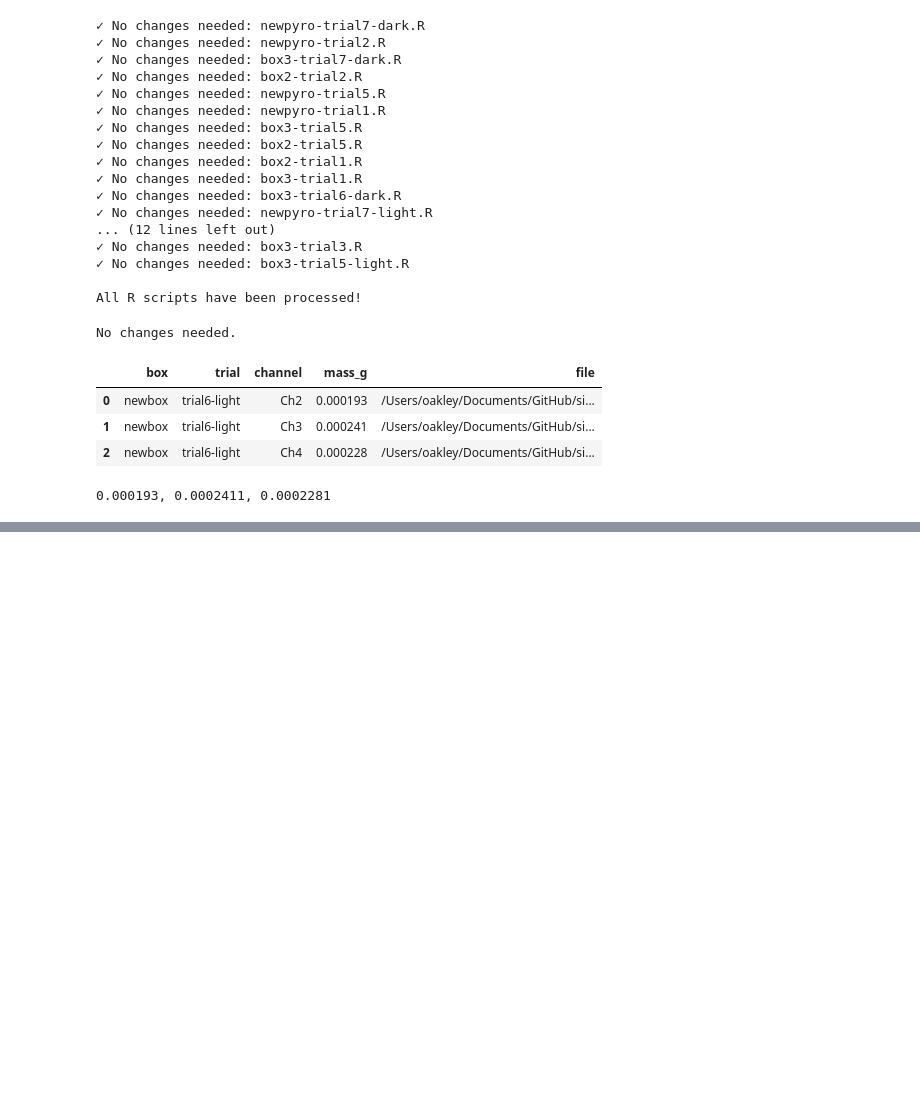
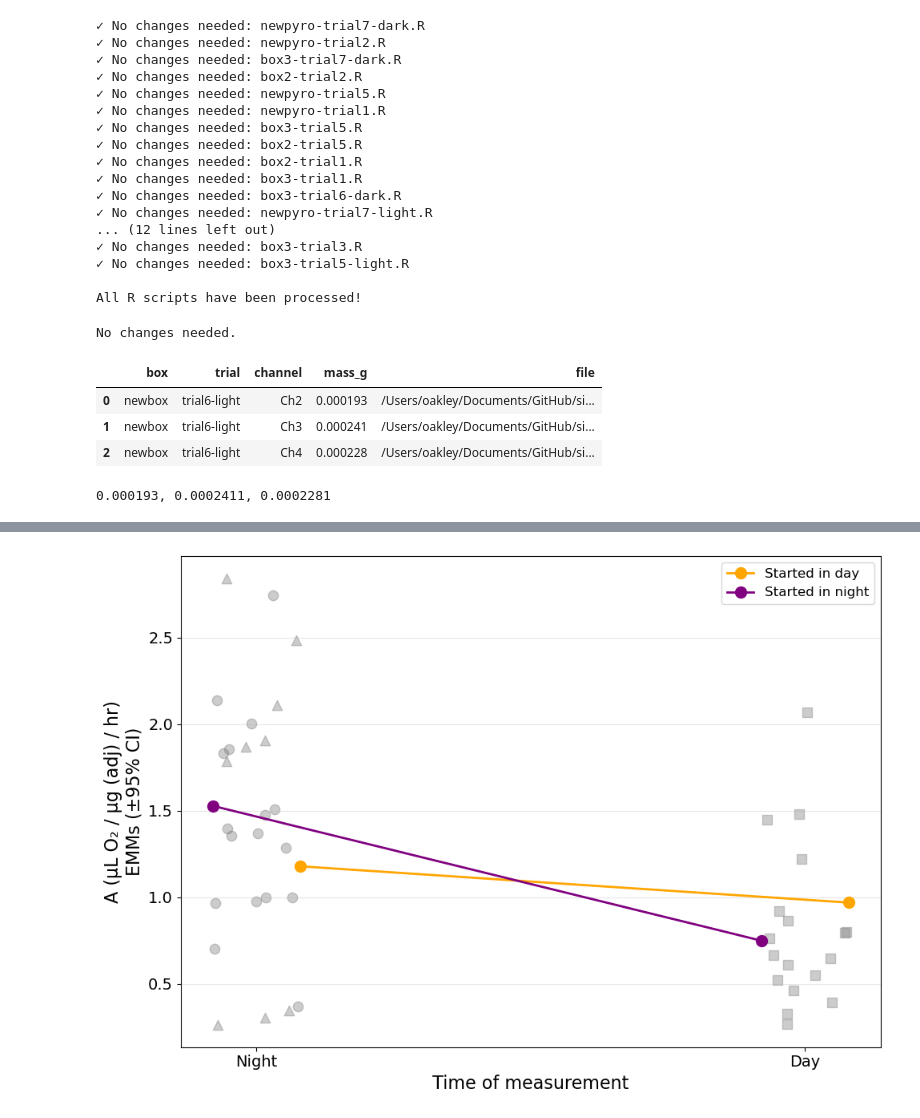
Before and after one commit to ucsb-oakley-lab/signal_respirometry, a Jupyter notebook: notebooks/A_batch_respirometry_final.ipynb, the cells around one changed output, grey strips where cells are left out. Saved outputs shown, nothing was run; the diff lists cells and outputs as text; code cells hidden in the pictures; blank space fills up the shorter version.

```diff
--- a/notebooks/A_batch_respirometry_final.ipynb
+++ b/notebooks/A_batch_respirometry_final.ipynb
@@ -1660,0 +2010,84 @@ print(", ".join(df["mass_g"].astype(str)))
+# %%
+# Plot EMMs with raw data
+# Replicates the final emmeans plot from R script
+
+import numpy as np
+import matplotlib.pyplot as plt
+
+if 'emm_results' in locals() and 'ind_data' in locals():
+    fig, ax = plt.subplots(figsize=(10, 7))
+
+    # Plot raw data points (jittered)
+    np.random.seed(42)
+    plot_ind_data = ind_data.dropna(subset=['A', 'night_measured', 'VesselxTime']).copy()
+
+    for _, row in plot_ind_data.iterrows():
+        x_pos = 0 if row['night_measured'] else 1
+        x_jitter = x_pos + np.random.uniform(-0.08, 0.08)
+
+        # Shape by vessel type
+        if row['VesselxTime'] == 'Individual Night':
+            marker = 'o'
+        elif row['VesselxTime'] == 'Individual Day':
+            marker = 's'
+        else:
+            marker = '^'
+
+        ax.scatter(x_jitter, row['A'], marker=marker, s=80, alpha=0.4, color='gray')
+
+    # Convert categorical columns to bool/object for easier comparison
+    emm_plot = emm_results.copy()
+    emm_plot['night_measured'] = emm_plot['night_measured'].astype(bool)
+    emm_plot['day_first'] = emm_plot['day_first'].astype(bool)
+
+    # Plot EMMs with error bars
+    if 'lower_CL' in emm_plot.columns:
+        for day_first_val in [True, False]:
+            subset = emm_plot[emm_plot['day_first'] == day_first_val]
+            color = 'orange' if day_first_val else 'purple'
+            label = 'Started in day' if day_first_val else 'Started in night'
+
+            x_positions = [0 if night else 1 for night in subset['night_measured'].values]
+            # Dodge positions
+            offset = 0.08 if day_first_val else -0.08
+            x_positions = [x + offset for x in x_positions]
+
+            # Plot means
+            ax.plot(x_positions, subset['emmean'].values, 'o-', color=color,
+                   markersize=10, linewidth=2, label=label, zorder=3)
+
+            # Plot error bars
+            ax.errorbar(x_positions, subset['emmean'].values,
+                       yerr=[subset['emmean'].values - subset['lower_CL'].values,
+                             subset['upper_CL'].values - subset['emmean'].values],
+                       fmt='none', color=color, capsize=5, capthick=2,
+                       linewidth=2, alpha=0.8, zorder=3)
+    else:
+        # Simplified version without CIs
+        for day_first_val in [True, False]:
+            subset = emm_plot[emm_plot['day_first'] == day_first_val]
+            color = 'orange' if day_first_val else 'purple'
+            label = 'Started in day' if day_first_val else 'Started in night'
+
+            x_positions = [0 if night else 1 for night in subset['night_measured'].values]
+            offset = 0.08 if day_first_val else -0.08
+            x_positions = [x + offset for x in x_positions]
+
+            ax.plot(x_positions, subset['emmean'].values, 'o-', color=color,
+                   markersize=10, linewidth=2, label=label, zorder=3)
+
+    ax.set_xticks([0, 1])
+    ax.set_xticklabels(['Night', 'Day'], fontsize=16)
+    ax.set_xlabel('Time of measurement', fontsize=16)
+    ax.set_ylabel('A (µL O₂ / µg (adj) / hr)\nEMMs (±95% CI)', fontsize=16)
+    ax.tick_params(labelsize=14)
+    ax.grid(True, alpha=0.3, axis='y')
+    ax.legend(fontsize=12, loc='best')
+
+    plt.tight_layout()
+    plt.show()
+
+else:
+    print("Run the EMM calculation cell first")
+# %% [output]
+[figure, added]
```
Also changed, not shown: parts of 10 cells of this notebook, 2 other files.
